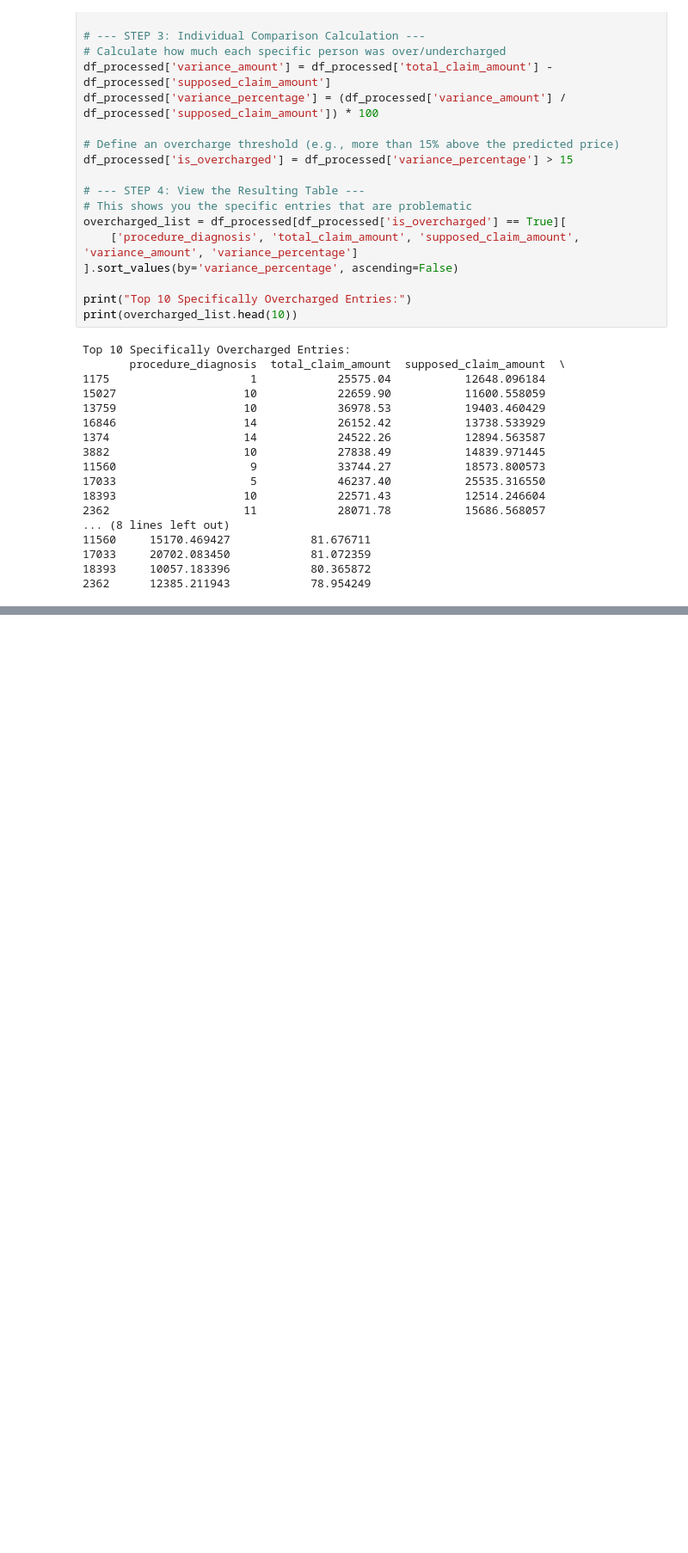
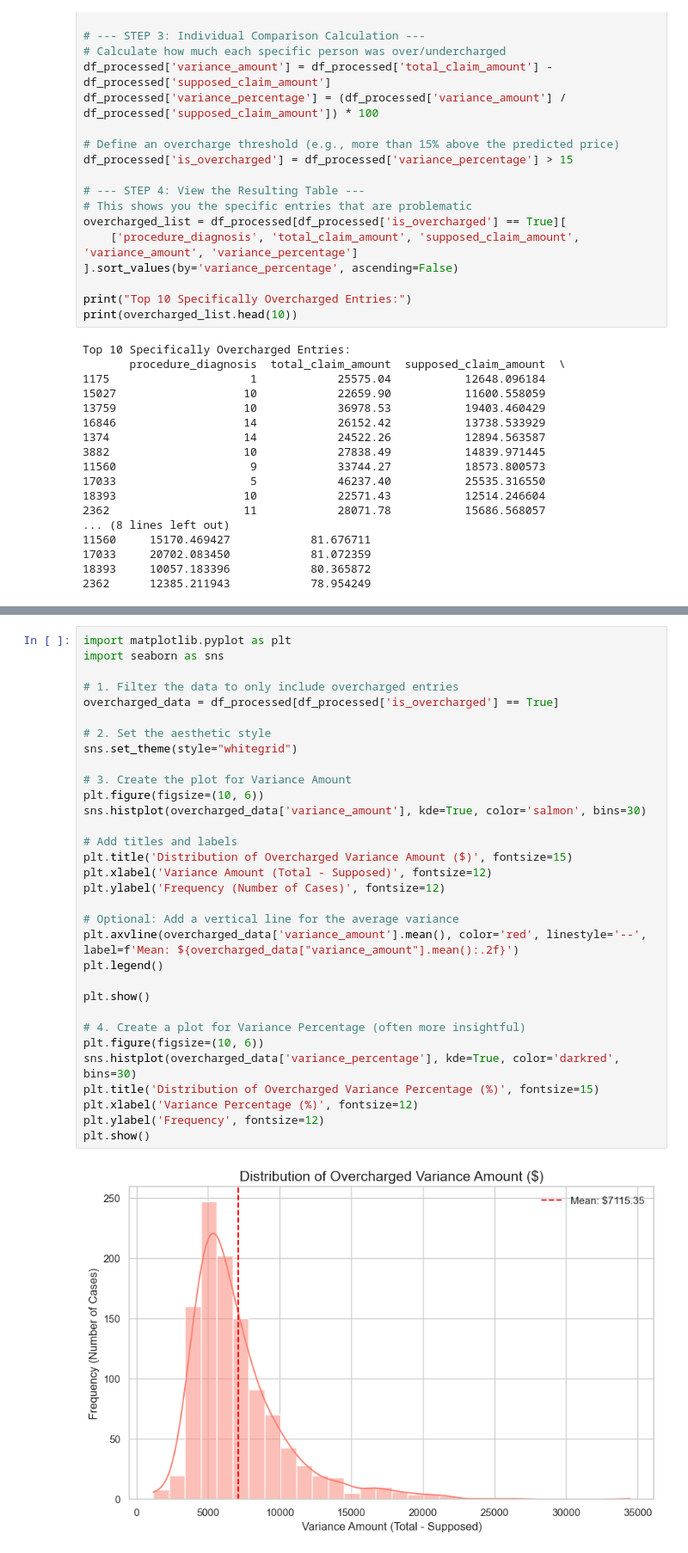
Before and after one commit to RuiZhe2004/dk_yet_umact_hackathon, a Jupyter notebook: Data_Preprocessing_&_Analytics.ipynb, the cells around one changed output, grey strips where cells are left out. Shown at 86% size. Drawn from its saved outputs; the diff is of its cells as text; blank space fills up the shorter version.

```diff
--- a/Data_Preprocessing_&_Analytics.ipynb
+++ b/Data_Preprocessing_&_Analytics.ipynb
@@ -614,0 +598,34 @@ Root Mean Squared Error (RMSE): RM 9874.69
+# %%
+import matplotlib.pyplot as plt
+import seaborn as sns
+
+# 1. Filter the data to only include overcharged entries
+overcharged_data = df_processed[df_processed['is_overcharged'] == True]
+
+# 2. Set the aesthetic style
+sns.set_theme(style="whitegrid")
+
+# 3. Create the plot for Variance Amount
+plt.figure(figsize=(10, 6))
+sns.histplot(overcharged_data['variance_amount'], kde=True, color='salmon', bins=30)
+
+# Add titles and labels
+plt.title('Distribution of Overcharged Variance Amount ($)', fontsize=15)
+plt.xlabel('Variance Amount (Total - Supposed)', fontsize=12)
+plt.ylabel('Frequency (Number of Cases)', fontsize=12)
+
+# Optional: Add a vertical line for the average variance
+plt.axvline(overcharged_data['variance_amount'].mean(), color='red', linestyle='--', label=f'Mean: ${overcharged_data["variance_amount"].mean():.2f}')
+plt.legend()
+
+plt.show()
+
+# 4. Create a plot for Variance Percentage (often more insightful)
+plt.figure(figsize=(10, 6))
+sns.histplot(overcharged_data['variance_percentage'], kde=True, color='darkred', bins=30)
+plt.title('Distribution of Overcharged Variance Percentage (%)', fontsize=15)
+plt.xlabel('Variance Percentage (%)', fontsize=12)
+plt.ylabel('Frequency', fontsize=12)
+plt.show()
+# %% [output]
+[figure, added]
```
Also changed, not shown: parts of 12 cells of this notebook, 1 other file.
